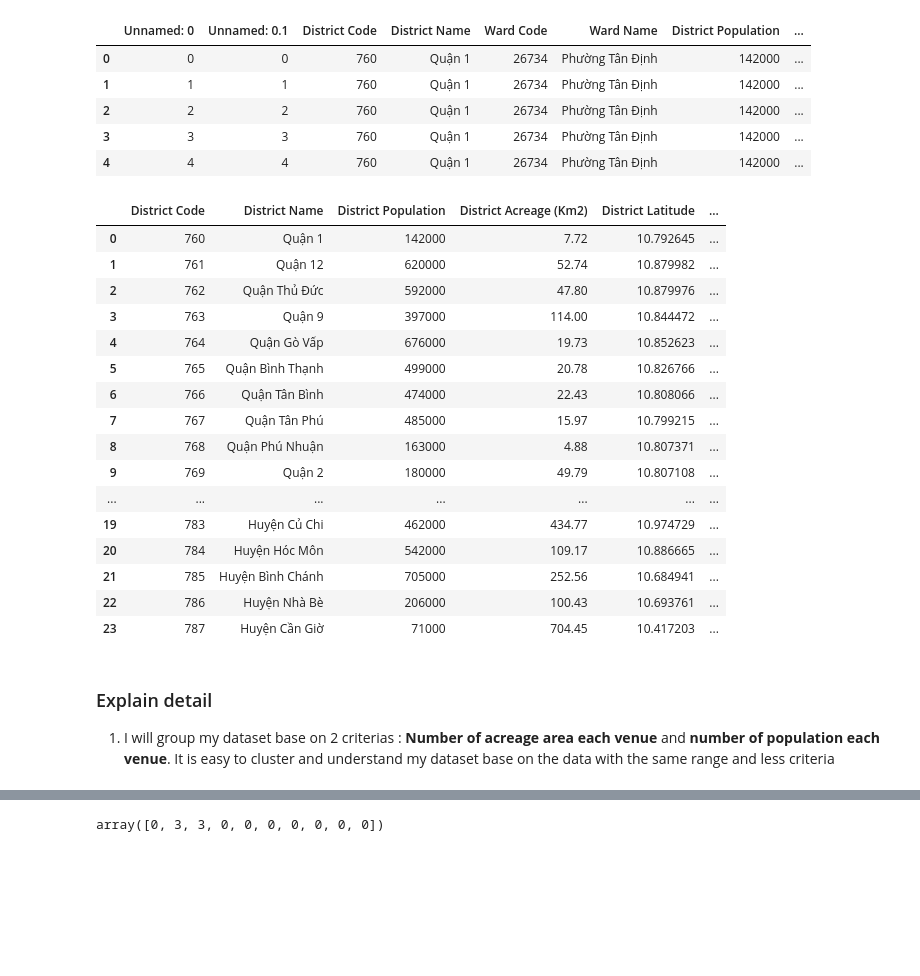
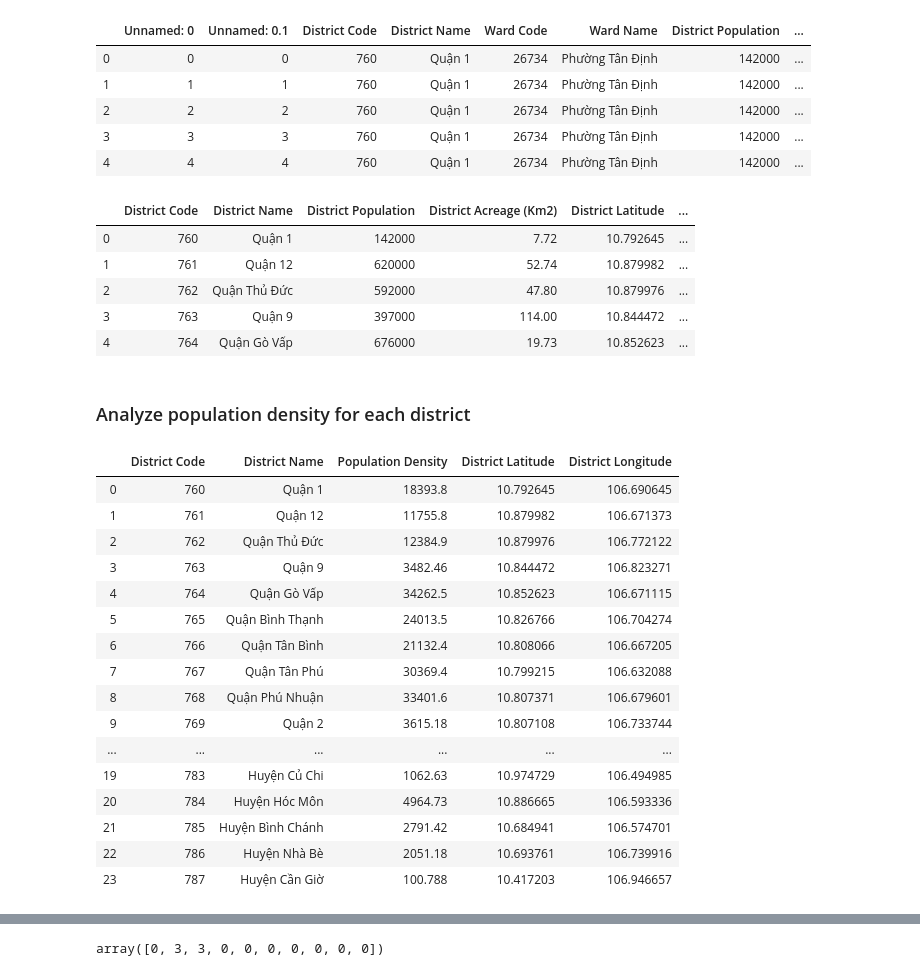
Before and after one commit to giahuy9751990/Coursera_Capstone, a Jupyter notebook: Coursera Week 1 Capstone.ipynb, the cells around one changed output, grey strips where cells are left out. Saved outputs shown, nothing was run; the diff lists cells and outputs as text; code cells hidden in the pictures; blank space fills up the shorter version.

```diff
--- a/Coursera Week 1 Capstone.ipynb
+++ b/Coursera Week 1 Capstone.ipynb
@@ -620,25 +567,13 @@ for i in category_df['District Code'].unique():
     tm = (category_df[category_df['District Code']==i])['Venue Category'].value_counts()
     new_df = new_df.append(pd.DataFrame(columns = columns_name,data = [[tm_1.iloc[0,2],tm_1.iloc[0,3],tm_1.iloc[0,6],tm_1.iloc[0,7],tm_1.iloc[0,8],tm_1.iloc[0,9],tm['Coffee Shop'],tm['Short Term Servicecs'],tm['Long Term Servicecs']]]),ignore_index=True)
 # %%
-new_df
+new_df.head()
 # %% [output]
 |  | District Code | District Name | District Population | District Acreage (Km2) | District Latitude | ... |
 | 0 | 760 | Quận 1 | 142000 | 7.72 | 10.792645 | ... |
 | 1 | 761 | Quận 12 | 620000 | 52.74 | 10.879982 | ... |
 | 2 | 762 | Quận Thủ Đức | 592000 | 47.80 | 10.879976 | ... |
 | 3 | 763 | Quận 9 | 397000 | 114.00 | 10.844472 | ... |
 | 4 | 764 | Quận Gò Vấp | 676000 | 19.73 | 10.852623 | ... |
-| 5 | 765 | Quận Bình Thạnh | 499000 | 20.78 | 10.826766 | ... |
-| 6 | 766 | Quận Tân Bình | 474000 | 22.43 | 10.808066 | ... |
-| 7 | 767 | Quận Tân Phú | 485000 | 15.97 | 10.799215 | ... |
-| 8 | 768 | Quận Phú Nhuận | 163000 | 4.88 | 10.807371 | ... |
-| 9 | 769 | Quận 2 | 180000 | 49.79 | 10.807108 | ... |
-| ... | ... | ... | ... | ... | ... | ... |
-| 19 | 783 | Huyện Củ Chi | 462000 | 434.77 | 10.974729 | ... |
-| 20 | 784 | Huyện Hóc Môn | 542000 | 109.17 | 10.886665 | ... |
-| 21 | 785 | Huyện Bình Chánh | 705000 | 252.56 | 10.684941 | ... |
-| 22 | 786 | Huyện Nhà Bè | 206000 | 100.43 | 10.693761 | ... |
-| 23 | 787 | Huyện Cần Giờ | 71000 | 704.45 | 10.417203 | ... |
-# %% [markdown]
-### Explain detail
-1. I will group my dataset base on 2 criterias : **Number of acreage area each venue** and **number of population each venue**. It is easy to cluster and understand my dataset base on the data with the same range and less criteria
+# %% [markdown]
+### Analyze population density for each district
@@ -644,0 +587,20 @@ new_df
+# %%
+population_density_df
+# %% [output]
+|  | District Code | District Name | Population Density | District Latitude | District Longitude |
+| 0 | 760 | Quận 1 | 18393.8 | 10.792645 | 106.690645 |
+| 1 | 761 | Quận 12 | 11755.8 | 10.879982 | 106.671373 |
+| 2 | 762 | Quận Thủ Đức | 12384.9 | 10.879976 | 106.772122 |
+| 3 | 763 | Quận 9 | 3482.46 | 10.844472 | 106.823271 |
+| 4 | 764 | Quận Gò Vấp | 34262.5 | 10.852623 | 106.671115 |
+| 5 | 765 | Quận Bình Thạnh | 24013.5 | 10.826766 | 106.704274 |
+| 6 | 766 | Quận Tân Bình | 21132.4 | 10.808066 | 106.667205 |
+| 7 | 767 | Quận Tân Phú | 30369.4 | 10.799215 | 106.632088 |
+| 8 | 768 | Quận Phú Nhuận | 33401.6 | 10.807371 | 106.679601 |
+| 9 | 769 | Quận 2 | 3615.18 | 10.807108 | 106.733744 |
+| ... | ... | ... | ... | ... | ... |
+| 19 | 783 | Huyện Củ Chi | 1062.63 | 10.974729 | 106.494985 |
+| 20 | 784 | Huyện Hóc Môn | 4964.73 | 10.886665 | 106.593336 |
+| 21 | 785 | Huyện Bình Chánh | 2791.42 | 10.684941 | 106.574701 |
+| 22 | 786 | Huyện Nhà Bè | 2051.18 | 10.693761 | 106.739916 |
+| 23 | 787 | Huyện Cần Giờ | 100.788 | 10.417203 | 106.946657 |
```
Also changed, not shown: parts of 58 cells of this notebook, 5 other files.
